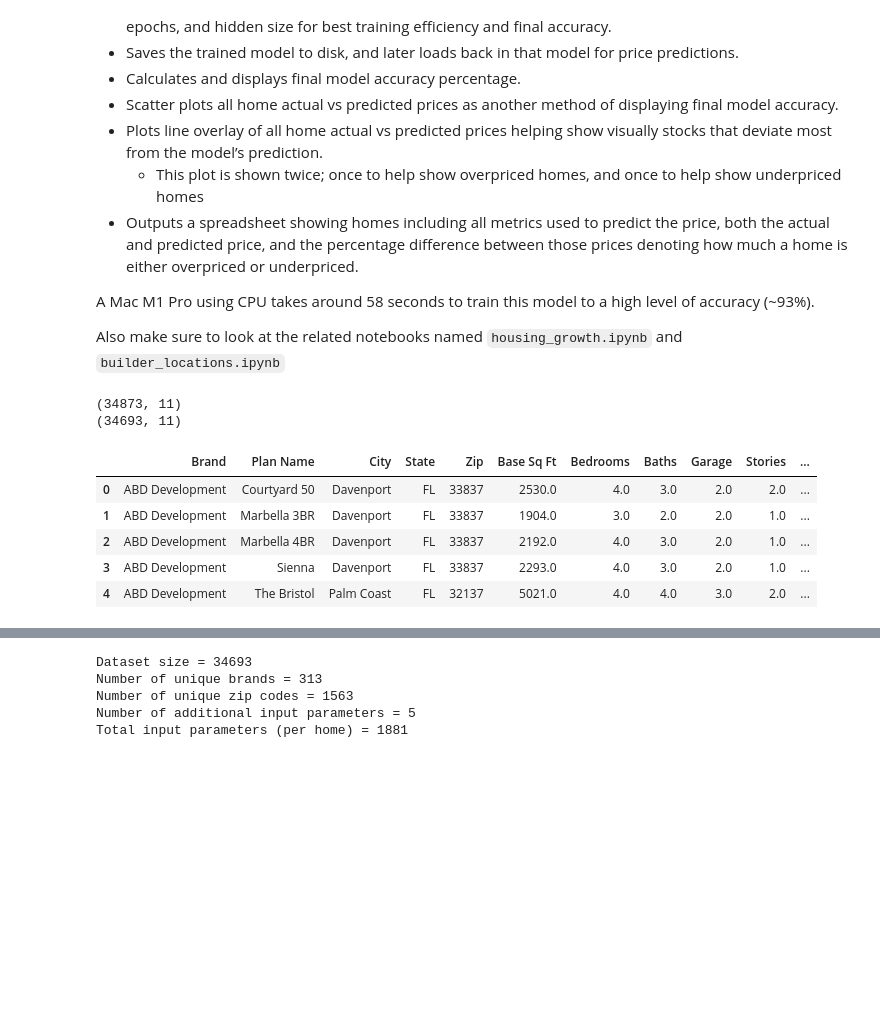
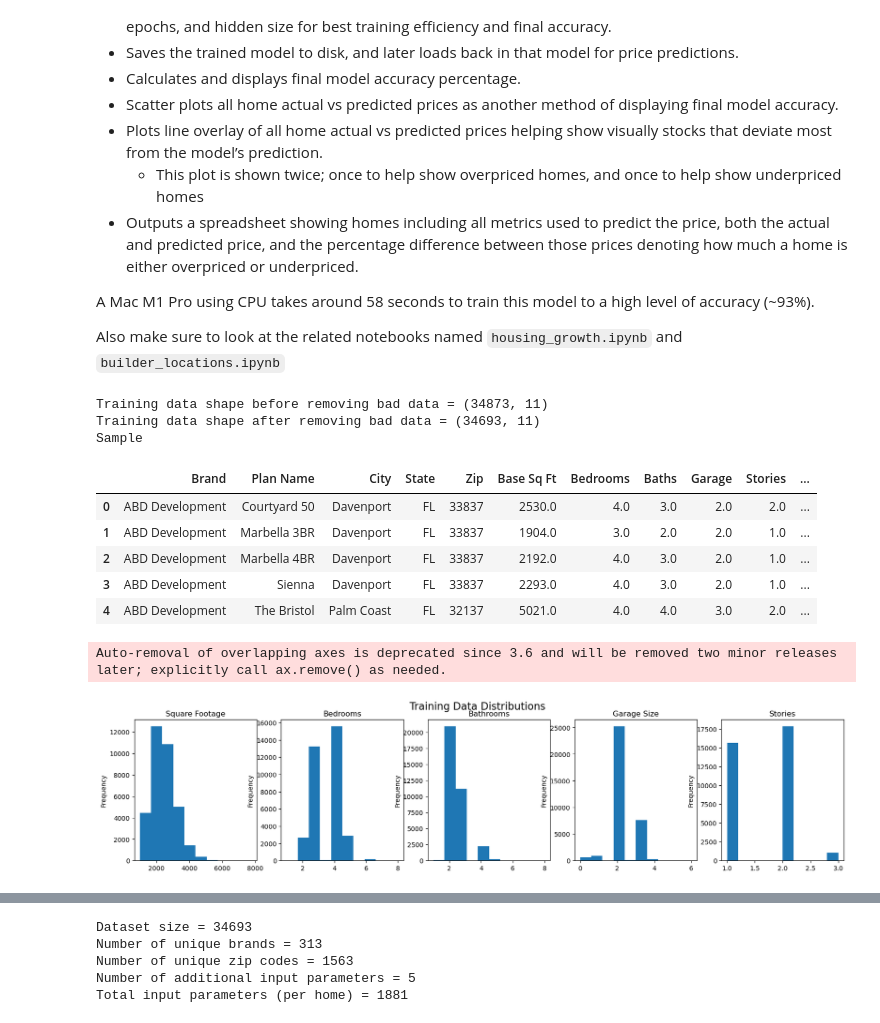
Before and after one commit to PaulGilchrist/machine-learning3, a Jupyter notebook: notebooks/home_prices_bhi.ipynb, the cells around one changed output, grey strips where cells are left out. Cells and saved outputs as stored; diff of their text form; code cells hidden in the pictures; blank space fills up the shorter version.

Commit message:
Add charts

```diff
--- a/notebooks/home_prices_bhi.ipynb
+++ b/notebooks/home_prices_bhi.ipynb
@@ -50,7 +50,7 @@ input_df['Zip'] = input_df['Zip'].astype('str').str.rstrip('.0')
 input_df = input_df.dropna()
 input_df = input_df.groupby(['Brand', 'Plan Name', 'City', 'State', 'Zip'], as_index=False).mean(numeric_only=True)
 # Remove homes where data is outside the realms of realistic for putposes of this model
-print(input_df.shape)
+print(f'Training data shape before removing bad data = {input_df.shape}')
 input_df = input_df[
     (input_df['Zip'] != 'nan')
     & (input_df['Base Price'] >= 50000)
@@ -66,15 +66,39 @@ input_df = input_df[
     & (input_df['Stories'] > 0)
     & (input_df['Stories'] <= 3)
 ]
-print(input_df.shape)
+print(f'Training data shape after removing bad data = {input_df.shape}')
+print('Sample')
 input_df = input_df.reset_index(drop=True)
 input_df.head()
 # %% [output]
-(34873, 11)
-(34693, 11)
+Training data shape before removing bad data = (34873, 11)
+Training data shape after removing bad data = (34693, 11)
+Sample
 |  | Brand | Plan Name | City | State | Zip | Base Sq Ft | Bedrooms | Baths | Garage | Stories | ... |
 | 0 | ABD Development | Courtyard 50 | Davenport | FL | 33837 | 2530.0 | 4.0 | 3.0 | 2.0 | 2.0 | ... |
 | 1 | ABD Development | Marbella 3BR | Davenport | FL | 33837 | 1904.0 | 3.0 | 2.0 | 2.0 | 1.0 | ... |
 | 2 | ABD Development | Marbella 4BR | Davenport | FL | 33837 | 2192.0 | 4.0 | 3.0 | 2.0 | 1.0 | ... |
 | 3 | ABD Development | Sienna | Davenport | FL | 33837 | 2293.0 | 4.0 | 3.0 | 2.0 | 1.0 | ... |
 | 4 | ABD Development | The Bristol | Palm Coast | FL | 32137 | 5021.0 | 4.0 | 4.0 | 3.0 | 2.0 | ... |
+# %%
+fig, ax = plt.subplots(figsize=(20, 4))
+plt.subplot(1, 5, 1)
+input_df["Base Sq Ft"].plot(kind = 'hist')
+plt.title('Square Footage')
+plt.subplot(1, 5, 2)
+input_df["Bedrooms"].plot(kind = 'hist')
+plt.title('Bedrooms')
+plt.subplot(1, 5, 3)
+input_df["Baths"].plot(kind = 'hist')
+plt.title('Bathrooms')
+plt.subplot(1, 5, 4)
+input_df["Garage"].plot(kind = 'hist')
+plt.title('Garage Size')
+plt.subplot(1, 5, 5)
+input_df["Stories"].plot(kind = 'hist')
+plt.title('Stories')
+plt.suptitle("Training Data Distributions", fontsize=16)
+plt.show()
+# %% [output]
+Auto-removal of overlapping axes is deprecated since 3.6 and will be removed two minor releases later; explicitly call ax.remove() as needed.
+[figure, added]
```
Also changed, not shown: parts of 9 cells of this notebook, 4 other files.
